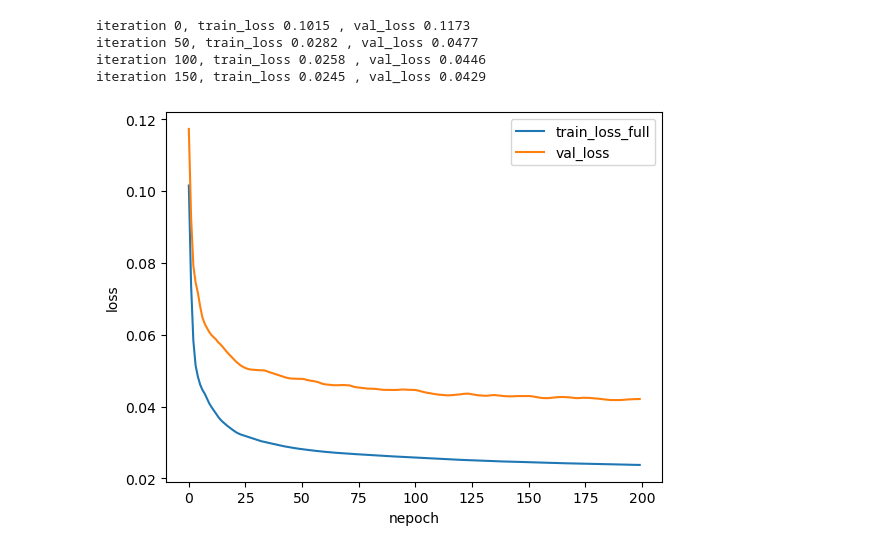
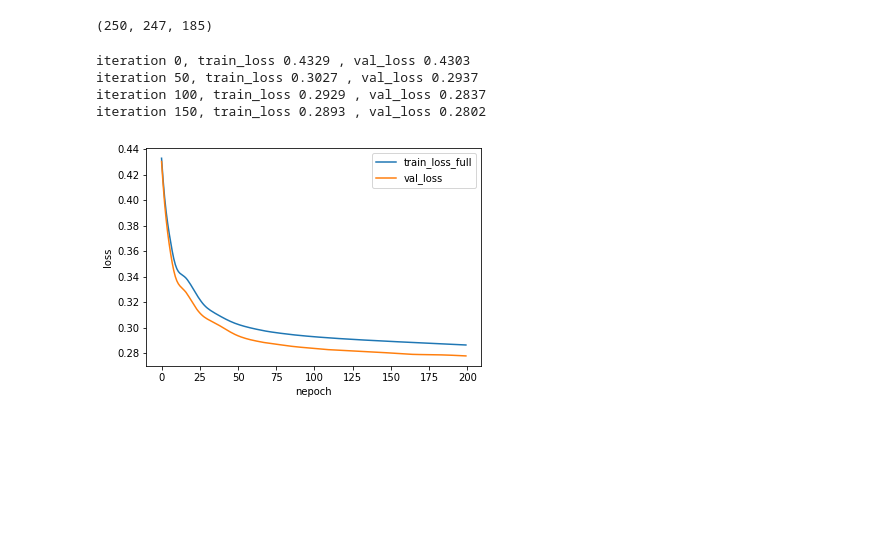
Before and after one commit to wanyuL/ReinforcementRats2021, a Jupyter notebook: RNN_Notebook.ipynb, the cells around one changed output. Drawn from its saved outputs; the diff is of its cells as text; code cells hidden in the pictures; blank space fills up the shorter version.

Commit message:
real data; add smoothing; 2d latents visualization

```diff
--- a/RNN_Notebook.ipynb
+++ b/RNN_Notebook.ipynb
@@ -22,17 +84,38 @@ WARNING: For this notebook to perform best, if possible, in the menu under `Runt
+# %%
+# get spking and response data: specify subject and brain_area
+dat = alldat[18]
+brain_area="APN"
+NeuronInd=dat['brain_area']==brain_area
+spk=dat['spks']   # neuron, trial, time
+spk=spk[NeuronInd,:,:]
+resp=dat['response']; # response of each trial
+spk=np.transpose(spk, (2, 1, 0))
+spk.shape # time, trial, neuron
+# %% [output]
+(250, 247, 185)
 # %%
-# prepare for training
+# prepare for training: get training data and validation data
+spk=smoothData(spk, 10, 20, 'gaussian')   # smooth data
+
+# load .pkl data
+# file = open("./ReinforcementRats2021/superSmooth.pkl",'rb')
+# spk = pickle.load(file)
+# k=np.sum(spk,axis=0)>0
+# spk=spk(:,k)
+# NT=spk.shape[0]
+ntrials=spk.shape[1]
+# NN=spk.shape[2];
+ncomp=2;    # number of latent variables
 
 
-file = open("Cori_MOs.pkl",'rb')
-spk = pickle.load(file)
-NT=spk.shape[0]
-ntrials=spk.shape[1]
-NN=spk.shape[2];
-ncomp=10;
-
-fake_spk, fake_spk_rates, latents=gen_fake_spk(NT,ntrials,NN,ncomp)
-#spk = fake_spk
 
 trainingData = torch.from_numpy(spk[:, :ntrials*4//5, :]).to(device).float()
+train_resp=resp[:ntrials*4//5]
+
+# trainingData=trainingData/trainingData.max()
+
+
 testData = torch.from_numpy(spk[:, ntrials*4//5:, :]).to(device).float()
+
+# testData[testData>0]=1
 # %%
@@ -48,15 +128,15 @@ net = rnn0(ncomp, trainingData.shape[-1], trainingData.shape[-1], dropout=0.5 ,b
 net.fc.bias.data[:] = trainingData.mean((0,1))
 # %%
 # train the rnn!
-_,_,latv = rnn0.train(net,trainingData,trainingData,200,0.05,device,30, None, testData,testData)
+_,_,latv = rnn0.train(net,trainingData,trainingData,200,0.005,device,30, None, testData,testData)
 # might not expect the model to generalize well, as the adjacency matrices might
 # differ between different neuron subpopulations
 # %% [output]
-iteration 0, train_loss 0.1015 , val_loss 0.1173
-iteration 50, train_loss 0.0282 , val_loss 0.0477
-iteration 100, train_loss 0.0258 , val_loss 0.0446
-iteration 150, train_loss 0.0245 , val_loss 0.0429
+iteration 0, train_loss 0.4329 , val_loss 0.4303
+iteration 50, train_loss 0.3027 , val_loss 0.2937
+iteration 100, train_loss 0.2929 , val_loss 0.2837
+iteration 150, train_loss 0.2893 , val_loss 0.2802
-[figure, old version]
+[figure, new version]
 # %%
 # visualize the performance of the rnn model
 netinput=testData
```
Also changed, not shown: parts of 8 cells of this notebook.
